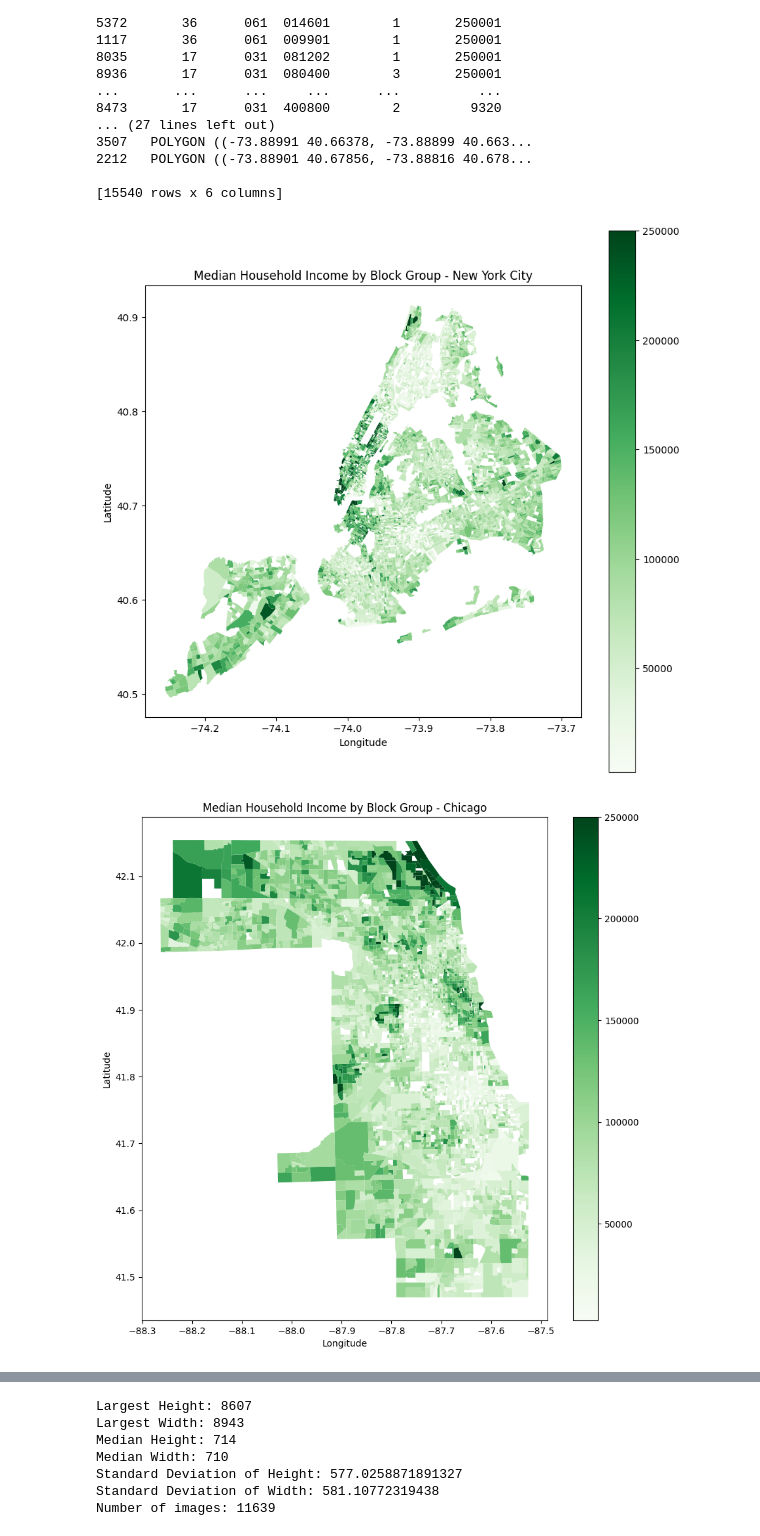
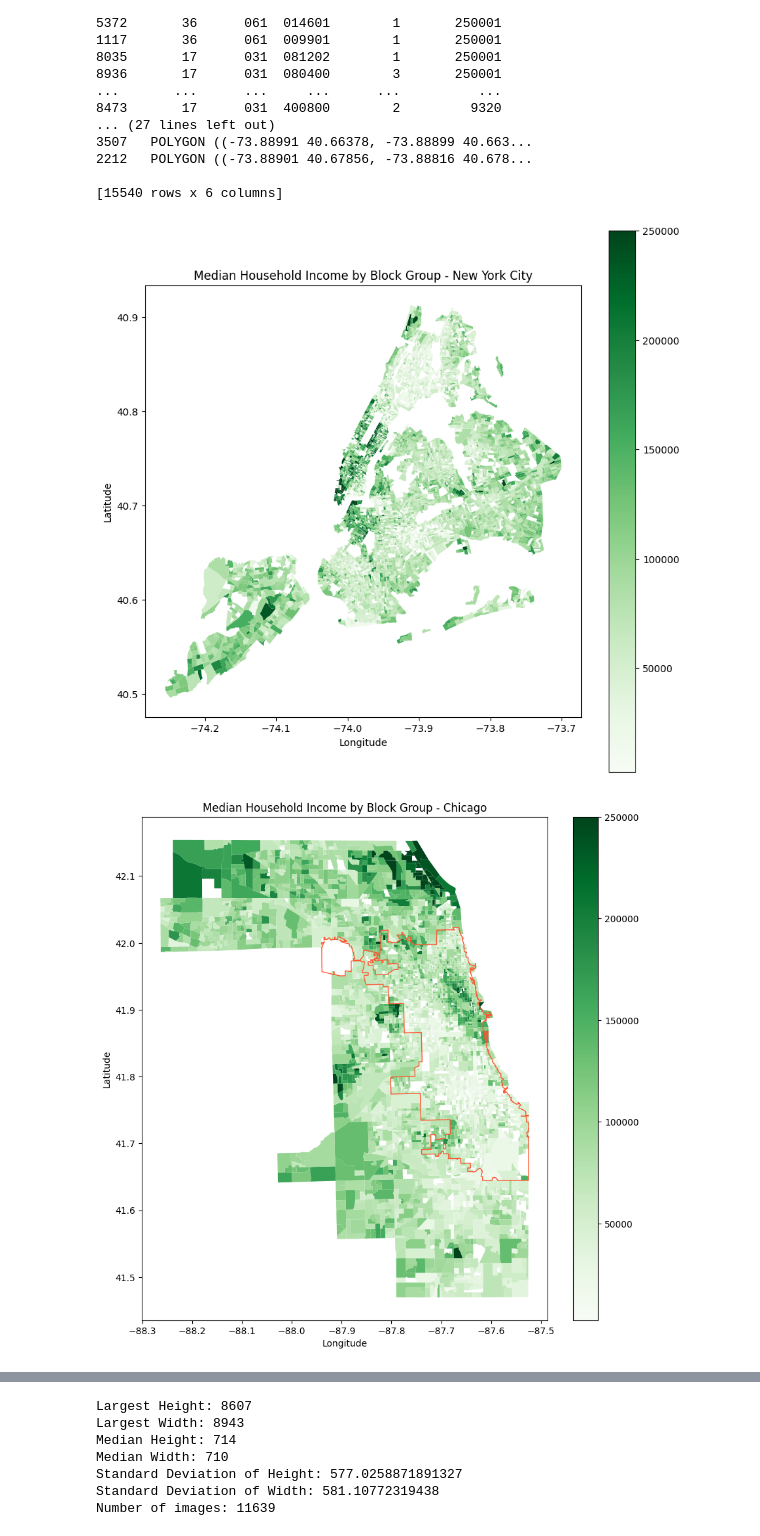
Before and after one commit to VIDA-NYU/GDPFinder, a Jupyter notebook: notebooks/supervised_approach.ipynb, the cells around one changed output, grey strips where cells are left out. Saved outputs shown, nothing was run; the diff lists cells and outputs as text; code cells hidden in the pictures.

Commit message:
Merge branch 'ethan' into ethan

```diff
--- a/notebooks/supervised_approach.ipynb
+++ b/notebooks/supervised_approach.ipynb
@@ -194,42 +194,55 @@ print(merged_df[['STATEFP', 'COUNTYFP', 'TRACTCE', 'BLKGRPCE', 'B19013_001E', 'g
 [15540 rows x 6 columns]
 # %%
 ## Show heat map of block groups by median household income
+
+# # Extract city boundaries from zip files
+# with zipfile.ZipFile('../data/city_boundaries/Chicago_Boundary.zip', 'r') as zip_ref:
+#     zip_ref.extractall('../data/city_boundaries/Chicago/')
+
+# with zipfile.ZipFile('../data/city_boundaries/LA_Boundary.zip', 'r') as zip_ref:
+#     zip_ref.extractall('../data/city_boundaries/LA/')
+
+# Load the shapefiles containing city boundaries
+chicago_boundary = gpd.read_file('../data/city_boundaries/Chicago/')
+la_boundary = gpd.read_file('../data/city_boundaries/LA/')
 
 # Convert the DataFrame to a GeoDataFrame
 merged_gdf = gpd.GeoDataFrame(merged_df, geometry='geometry')
 
-# Filter data for New York
+# Filter data for New York Counties (based on state)
 ny_gdf = merged_gdf[merged_gdf['STATEFP'] == '36']
 
-# Create a choropleth map for New York
+# Create a choropleth map for New York City
 fig, ax = plt.subplots(figsize=(10, 10))
 ny_gdf.plot(column='B19013_001E', cmap='Greens', ax=ax, legend=True)
 ax.set_title('Median Household Income by Block Group - New York City')
 ax.set_xlabel('Longitude')
 ax.set_ylabel('Latitude')
 plt.show()
 
-# Filter data for Illinois
-co_gdf = merged_gdf[merged_gdf['STATEFP'] == '17']
+# Filter data for Cook County (based on state)
+ill_gdf = merged_gdf[merged_gdf['STATEFP'] == '17']
 
-# Create a choropleth map for Illinois
+# Create a choropleth map for Cook County with Chicago city boundary
 fig, ax = plt.subplots(figsize=(10, 10))
-co_gdf.plot(column='B19013_001E', cmap='Greens', ax=ax, legend=True)
+ill_gdf.plot(column='B19013_001E', cmap='Greens', ax=ax, legend=True)
+chicago_boundary.plot(ax=ax, color='none', edgecolor='#FF5733', linewidth=1)
 ax.set_title('Median Household Income by Block Group - Chicago')
 ax.set_xlabel('Longitude')
 ax.set_ylabel('Latitude')
 plt.show()
 
-# Filter data for California
+# Filter data for LA County (based on state)
 ca_gdf = merged_gdf[merged_gdf['STATEFP'] == '06']
 
-# Create a choropleth map for California
+# Create a choropleth map for LA County with Los Angeles city boundary
 fig, ax = plt.subplots(figsize=(10, 10))
 ca_gdf.plot(column='B19013_001E', cmap='Greens', ax=ax, legend=True)
+la_boundary.plot(ax=ax, color='none', edgecolor='#FF5733', linewidth=1)
 ax.set_title('Median Household Income by Block Group - Los Angeles')
 ax.set_xlabel('Longitude')
 ax.set_ylabel('Latitude')
 plt.show()
 # %% [output]
 [figure]
-[figure, old version]
+[figure, new version]
```
Also changed, not shown: parts of 6 cells of this notebook, 2 other files.
